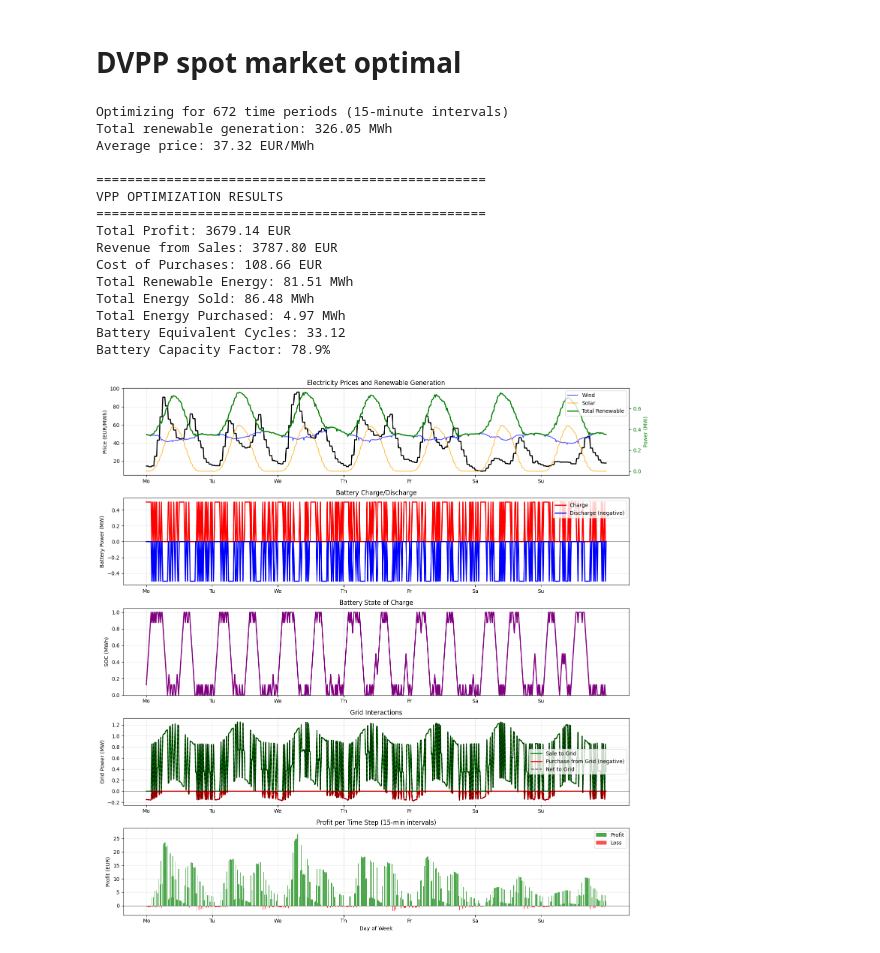
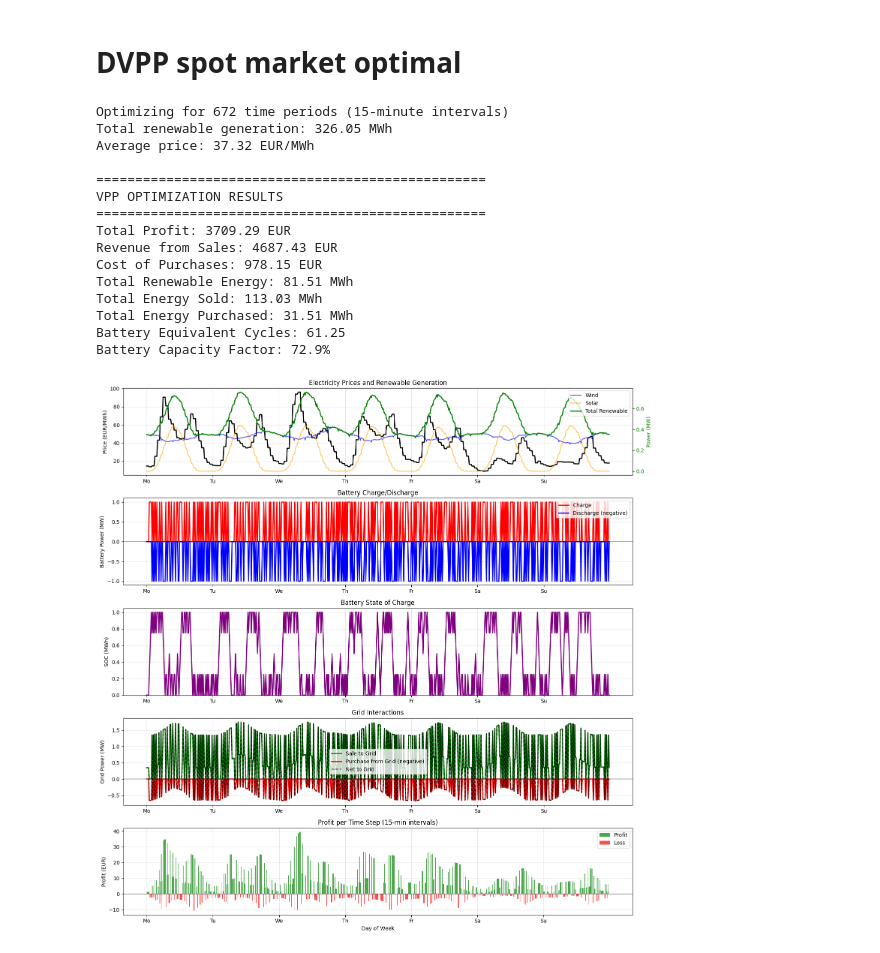
Before and after one commit to cvonholly/dvpp_reward_mechanism, a Jupyter notebook: data_analysis.ipynb, the cells around one changed output. Saved outputs shown, nothing was run; the diff lists cells and outputs as text; code cells hidden in the pictures.

```diff
--- a/data_analysis.ipynb
+++ b/data_analysis.ipynb
@@ -876,42 +876,42 @@ Run the VPP optimization with your data
 Usage:
 results = run_optimization(df_mean, df_mean_ws)
 """
 
 # Run optimization
-results = optimize_vpp_profit(df_mean_day_ahead, df_mean_wind_solar, battery_power_mw=.5, battery_capacity_mwh=1.0)
+results = optimize_vpp_profit(df_mean_day_ahead, df_mean_wind_solar, battery_power_mw=1.0, battery_capacity_mwh=1.0)
 
 # Print summary
 print("\n" + "="*50)
 print("VPP OPTIMIZATION RESULTS")
 print("="*50)
 print(f"Total Profit: {results['total_profit_eur']:.2f} EUR")
 print(f"Revenue from Sales: {results['revenue_eur']:.2f} EUR")
 print(f"Cost of Purchases: {results['cost_eur']:.2f} EUR")
 print(f"Total Renewable Energy: {results['total_renewable_energy_mwh']:.2f} MWh")
 print(f"Total Energy Sold: {results['total_sold_energy_mwh']:.2f} MWh")
 print(f"Total Energy Purchased: {results['total_purchased_energy_mwh']:.2f} MWh")
 print(f"Battery Equivalent Cycles: {results['battery_cycles']:.2f}")
 print(f"Battery Capacity Factor: {results['capacity_factor_battery']:.1%}")
 
 # Generate plots
 plot_results(results)
 # %% [output]
 Optimizing for 672 time periods (15-minute intervals)
 Total renewable generation: 326.05 MWh
 Average price: 37.32 EUR/MWh
 
 ==================================================
 VPP OPTIMIZATION RESULTS
 ==================================================
-Total Profit: 3679.14 EUR
-Revenue from Sales: 3787.80 EUR
-Cost of Purchases: 108.66 EUR
+Total Profit: 3709.29 EUR
+Revenue from Sales: 4687.43 EUR
+Cost of Purchases: 978.15 EUR
 Total Renewable Energy: 81.51 MWh
-Total Energy Sold: 86.48 MWh
-Total Energy Purchased: 4.97 MWh
-Battery Equivalent Cycles: 33.12
-Battery Capacity Factor: 78.9%
+Total Energy Sold: 113.03 MWh
+Total Energy Purchased: 31.51 MWh
+Battery Equivalent Cycles: 61.25
+Battery Capacity Factor: 72.9%
-[figure, old version]
+[figure, new version]
 # %%
 fig, axs = plt.subplots(3, 1, figsize=(10, 8), sharex=True)
 
```
Also changed, not shown: parts of 2 cells of this notebook, 6 other files.
